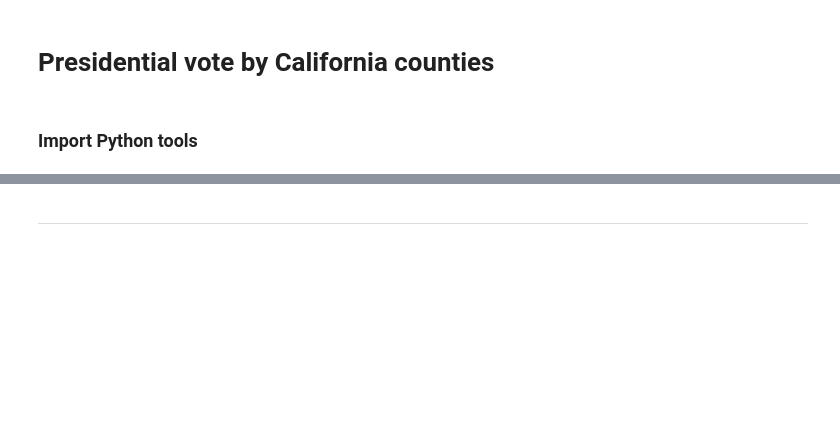
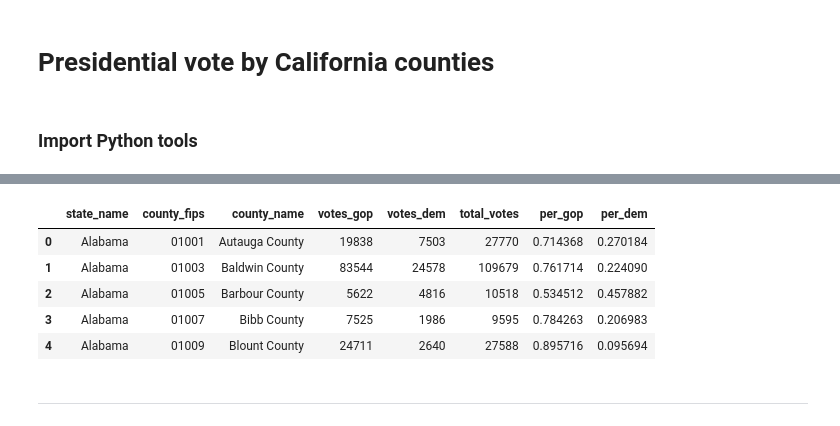
Before and after one commit to stiles/usc, a Jupyter notebook: notebooks/qgis-training/01-process-election-geo.ipynb, the cells around one changed output, grey strips where cells are left out. Saved outputs shown, nothing was run; the diff lists cells and outputs as text; code cells hidden in the pictures; blank space fills up the shorter version.

Commit message:
latest data

```diff
--- a/notebooks/qgis-training/01-process-election-geo.ipynb
+++ b/notebooks/qgis-training/01-process-election-geo.ipynb
@@ -23,3 +23,18 @@ df.head()
+# %%
+usa_df = pd.read_json(
+    "data/presidential/election_results_2020.json", dtype={"county_fips": str}
+)
+# %%
+usa_df.drop(["winner", "per_point_diff", "diff"], axis=1, inplace=True)
+# %%
+usa_df.head()
+# %% [output]
+|  | state_name | county_fips | county_name | votes_gop | votes_dem | total_votes | per_gop | per_dem |
+| 0 | Alabama | 01001 | Autauga County | 19838 | 7503 | 27770 | 0.714368 | 0.270184 |
+| 1 | Alabama | 01003 | Baldwin County | 83544 | 24578 | 109679 | 0.761714 | 0.224090 |
+| 2 | Alabama | 01005 | Barbour County | 5622 | 4816 | 10518 | 0.534512 | 0.457882 |
+| 3 | Alabama | 01007 | Bibb County | 7525 | 1986 | 9595 | 0.784263 | 0.206983 |
+| 4 | Alabama | 01009 | Blount County | 24711 | 2640 | 27588 | 0.895716 | 0.095694 |
 # %% [markdown]
 ---
 # %% [markdown]
```
Also changed, not shown: parts of 23 cells of this notebook, 14 other files.
